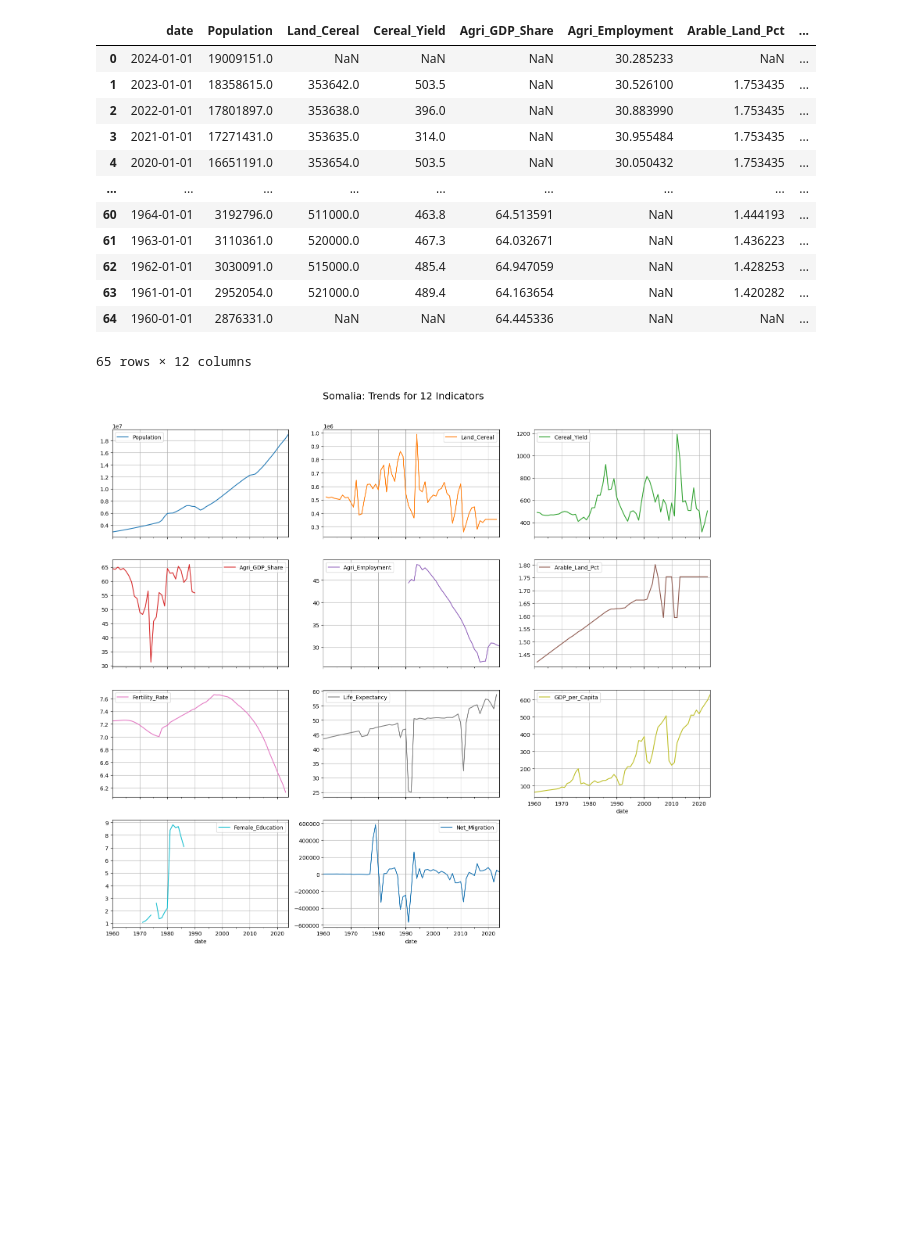
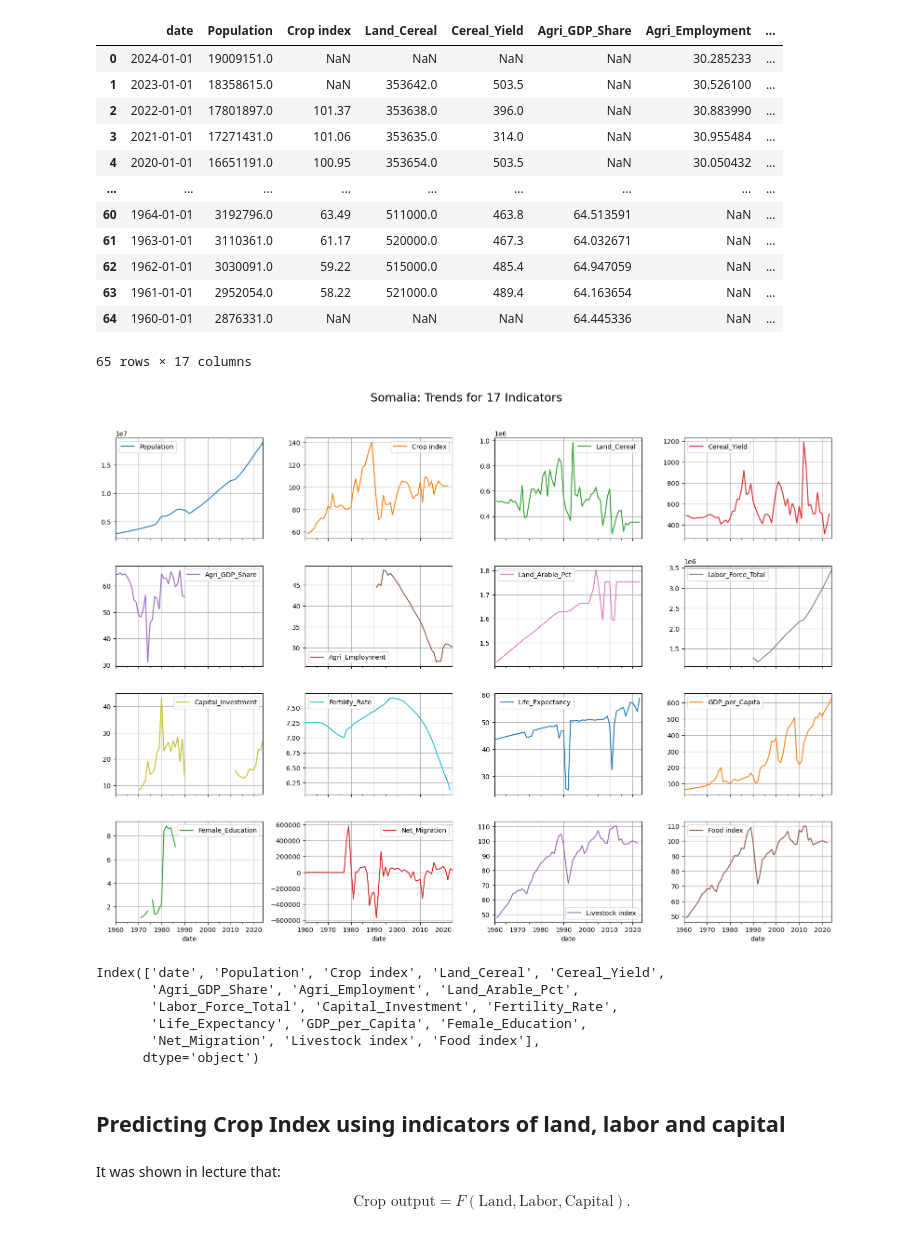
Before and after one commit to bzacharia999/Group-Thomas-Greville, a Jupyter notebook: main.ipynb, the cells around one changed output. Saved outputs shown, nothing was run; the diff lists cells and outputs as text; code cells hidden in the pictures; blank space fills up the shorter version.

```diff
--- a/main.ipynb
+++ b/main.ipynb
@@ -71,17 +33,22 @@ VC.IHR.PSRC.P5              Intentional homicides (per 100,000 people)
 # %%
 indicators = {
     'SP.POP.TOTL': 'Population',
+    'AG.PRD.CROP.XD': 'Crop_Production_Index',
     'AG.LND.CREL.HA': 'Land_Cereal',
     'AG.YLD.CREL.KG': 'Cereal_Yield',
     'NV.AGR.TOTL.ZS': 'Agri_GDP_Share',
     'SL.AGR.EMPL.ZS': 'Agri_Employment',
-    'AG.LND.ARBL.ZS': 'Arable_Land_Pct',
+    'AG.LND.ARBL.ZS': 'Land_Arable_Pct',
+    'SL.TLF.TOTL.IN': 'Labor_Force_Total',
+    'NE.GDI.FTOT.ZS': 'Capital_Investment',
     'SP.DYN.TFRT.IN': 'Fertility_Rate',
     'SP.DYN.LE00.IN': 'Life_Expectancy',
     'NY.GDP.PCAP.CD': 'GDP_per_Capita',
     'SE.SEC.ENRR.FE': 'Female_Education',
     'SM.POP.NETM': 'Net_Migration',
-
+    "AG.PRD.LVSK.XD":"Livestock index",
+    "AG.PRD.FOOD.XD":"Food index",
+    "AG.PRD.CROP.XD":"Crop index"
 }
 # %%
 SOM_DF = wbdata.get_dataframe(indicators, country='SOM', parse_dates=True).reset_index()
@@ -88,19 +58,19 @@ SOM_DF = wbdata.get_dataframe(indicators, country='SOM', parse_dates=True).reset
 # %%
 SOM_DF
 # %% [output]
-|  | date | Population | Land_Cereal | Cereal_Yield | Agri_GDP_Share | Agri_Employment | Arable_Land_Pct | ... |
-| 0 | 2024-01-01 | 19009151.0 | NaN | NaN | NaN | 30.285233 | NaN | ... |
-| 1 | 2023-01-01 | 18358615.0 | 353642.0 | 503.5 | NaN | 30.526100 | 1.753435 | ... |
-| 2 | 2022-01-01 | 17801897.0 | 353638.0 | 396.0 | NaN | 30.883990 | 1.753435 | ... |
-| 3 | 2021-01-01 | 17271431.0 | 353635.0 | 314.0 | NaN | 30.955484 | 1.753435 | ... |
-| 4 | 2020-01-01 | 16651191.0 | 353654.0 | 503.5 | NaN | 30.050432 | 1.753435 | ... |
+|  | date | Population | Crop index | Land_Cereal | Cereal_Yield | Agri_GDP_Share | Agri_Employment | ... |
+| 0 | 2024-01-01 | 19009151.0 | NaN | NaN | NaN | NaN | 30.285233 | ... |
+| 1 | 2023-01-01 | 18358615.0 | NaN | 353642.0 | 503.5 | NaN | 30.526100 | ... |
+| 2 | 2022-01-01 | 17801897.0 | 101.37 | 353638.0 | 396.0 | NaN | 30.883990 | ... |
+| 3 | 2021-01-01 | 17271431.0 | 101.06 | 353635.0 | 314.0 | NaN | 30.955484 | ... |
+| 4 | 2020-01-01 | 16651191.0 | 100.95 | 353654.0 | 503.5 | NaN | 30.050432 | ... |
 | ... | ... | ... | ... | ... | ... | ... | ... | ... |
-| 60 | 1964-01-01 | 3192796.0 | 511000.0 | 463.8 | 64.513591 | NaN | 1.444193 | ... |
-| 61 | 1963-01-01 | 3110361.0 | 520000.0 | 467.3 | 64.032671 | NaN | 1.436223 | ... |
-| 62 | 1962-01-01 | 3030091.0 | 515000.0 | 485.4 | 64.947059 | NaN | 1.428253 | ... |
-| 63 | 1961-01-01 | 2952054.0 | 521000.0 | 489.4 | 64.163654 | NaN | 1.420282 | ... |
-| 64 | 1960-01-01 | 2876331.0 | NaN | NaN | 64.445336 | NaN | NaN | ... |
+| 60 | 1964-01-01 | 3192796.0 | 63.49 | 511000.0 | 463.8 | 64.513591 | NaN | ... |
+| 61 | 1963-01-01 | 3110361.0 | 61.17 | 520000.0 | 467.3 | 64.032671 | NaN | ... |
+| 62 | 1962-01-01 | 3030091.0 | 59.22 | 515000.0 | 485.4 | 64.947059 | NaN | ... |
+| 63 | 1961-01-01 | 2952054.0 | 58.22 | 521000.0 | 489.4 | 64.163654 | NaN | ... |
+| 64 | 1960-01-01 | 2876331.0 | NaN | NaN | NaN | 64.445336 | NaN | ... |
-65 rows × 12 columns
+65 rows × 17 columns
 # %%
 cols_to_fix = [col for col in SOM_DF.columns if col != 'date']
 
@@ -108,17 +78,34 @@ SOM_DF[cols_to_fix] = SOM_DF[cols_to_fix].apply(pd.to_numeric, errors='coerce')
 # %%
 num_indicators = len(SOM_DF.columns)
 
 SOM_DF.set_index('date').sort_index().plot(
     subplots=True,
-    layout=(4, 3),
+    layout=(5, 4),
     figsize=(16, 14),
     sharex=True,
     grid=True
 )
 
 plt.suptitle(f"Somalia: Trends for {num_indicators} Indicators", fontsize=18, y=1.02)
 
 plt.tight_layout()
 plt.show()
 # %% [output]
-[figure, old version]
+[figure, new version]
+# %%
+SOM_DF.columns
+# %% [output]
+Index(['date', 'Population', 'Crop index', 'Land_Cereal', 'Cereal_Yield',
+       'Agri_GDP_Share', 'Agri_Employment', 'Land_Arable_Pct',
+       'Labor_Force_Total', 'Capital_Investment', 'Fertility_Rate',
+       'Life_Expectancy', 'GDP_per_Capita', 'Female_Education',
+       'Net_Migration', 'Livestock index', 'Food index'],
+      dtype='object')
+# %% [markdown]
+## Predicting Crop Index using indicators of land, labor and capital
+# %% [markdown]
+It was shown in lecture that:
+
+$$
+    \text{Crop output} = F(\mbox{Land},\mbox{Labor},\mbox{Capital}).
+ $$
```
Also changed, not shown: parts of 10 cells of this notebook.
